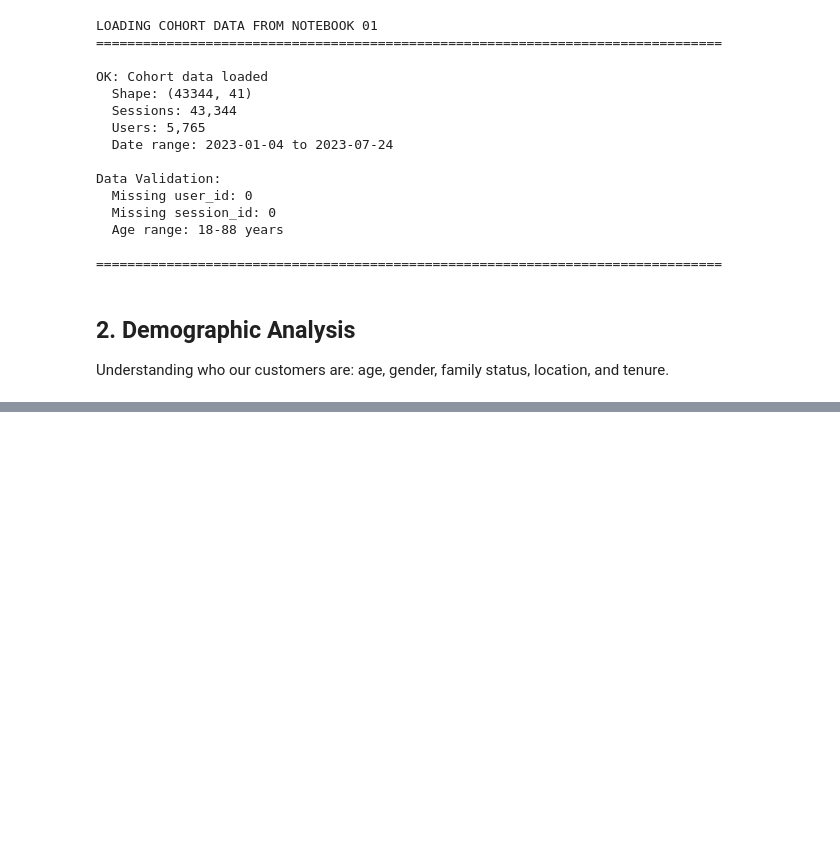
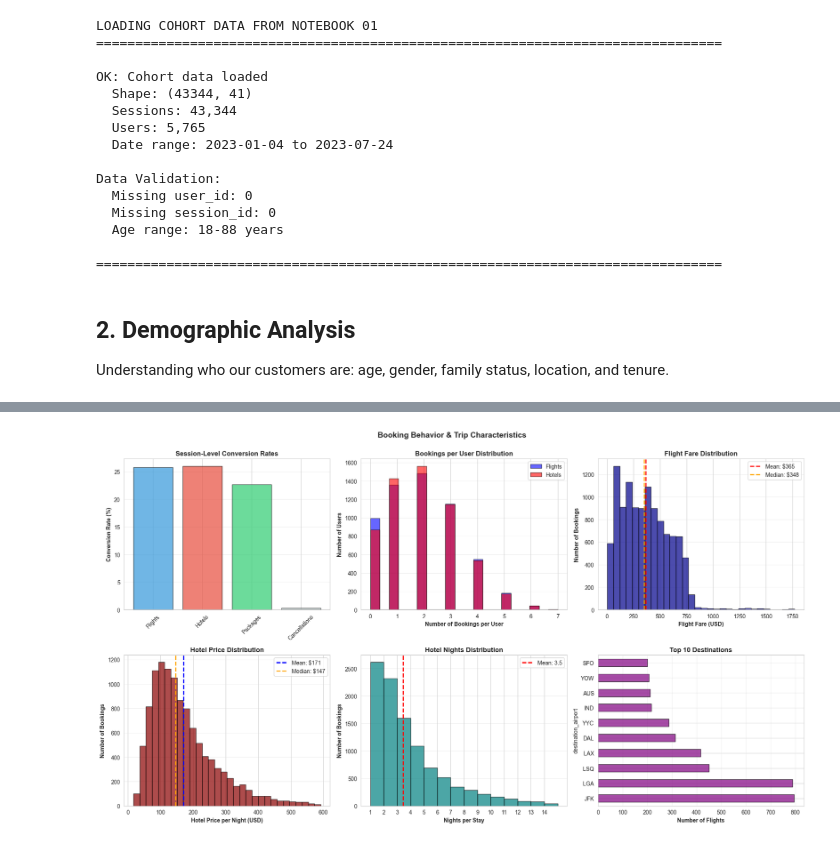
Before and after one commit to albertodiazdurana/TravelTide_Customer_Segmentation, a Jupyter notebook: notebooks/02_EDA_behavioral_analysis.ipynb, the cells around one changed output, grey strips where cells are left out. Cells and saved outputs as stored; diff of their text form; code cells hidden in the pictures; blank space fills up the shorter version.

```diff
--- a/notebooks/02_EDA_behavioral_analysis.ipynb
+++ b/notebooks/02_EDA_behavioral_analysis.ipynb
@@ -197,0 +361,90 @@ AGE DISTRIBUTION:
+# %%
+# Booking behavior visualizations
+fig, axes = plt.subplots(2, 3, figsize=(18, 10))
+
+# Plot 1: Booking conversion rates
+conversion_data = pd.DataFrame({
+    'Type': ['Flights', 'Hotels', 'Packages', 'Cancellations'],
+    'Rate': [flight_bookings/total_sessions*100,
+             hotel_bookings/total_sessions*100,
+             both_bookings/total_sessions*100,
+             cancellations/total_sessions*100]
+})
+colors_conv = ['#3498db', '#e74c3c', '#2ecc71', '#95a5a6']
+axes[0, 0].bar(conversion_data['Type'], conversion_data['Rate'],
+               color=colors_conv, edgecolor='black', alpha=0.7)
+axes[0, 0].set_ylabel('Conversion Rate (%)', fontweight='bold')
+axes[0, 0].set_title('Session-Level Conversion Rates', fontweight='bold', fontsize=12)
+axes[0, 0].tick_params(axis='x', rotation=45)
+axes[0, 0].grid(axis='y', alpha=0.3)
+
+# Plot 2: Bookings per user distribution
+axes[0, 1].hist(user_booking_stats['flight_booked'], bins=20, alpha=0.6,
+                color='blue', label='Flights', edgecolor='black')
+axes[0, 1].hist(user_booking_stats['hotel_booked'], bins=20, alpha=0.6,
+                color='red', label='Hotels', edgecolor='black')
+axes[0, 1].set_xlabel('Number of Bookings per User', fontweight='bold')
+axes[0, 1].set_ylabel('Number of Users', fontweight='bold')
+axes[0, 1].set_title('Bookings per User Distribution', fontweight='bold', fontsize=12)
+axes[0, 1].legend()
+axes[0, 1].grid(axis='y', alpha=0.3)
+
+# Plot 3: Flight fare distribution
+axes[0, 2].hist(flights['base_fare_usd'].dropna(), bins=30, color='darkblue',
+                edgecolor='black', alpha=0.7)
+axes[0, 2].axvline(flights['base_fare_usd'].mean(), color='red', linestyle='--',
+                   linewidth=2, label=f"Mean: ${flights['base_fare_usd'].mean():.0f}")
+axes[0, 2].axvline(flights['base_fare_usd'].median(), color='orange', linestyle='--',
+                   linewidth=2, label=f"Median: ${flights['base_fare_usd'].median():.0f}")
+axes[0, 2].set_xlabel('Flight Fare (USD)', fontweight='bold')
+axes[0, 2].set_ylabel('Number of Bookings', fontweight='bold')
+axes[0, 2].set_title('Flight Fare Distribution', fontweight='bold', fontsize=12)
+axes[0, 2].legend()
+axes[0, 2].grid(axis='y', alpha=0.3)
+
+# Plot 4: Hotel price distribution
+axes[1, 0].hist(hotels['hotel_price_per_room_night_usd'].dropna(), bins=30,
+                color='darkred', edgecolor='black', alpha=0.7)
+axes[1, 0].axvline(hotels['hotel_price_per_room_night_usd'].mean(), color='blue',
+                   linestyle='--', linewidth=2,
+                   label=f"Mean: ${hotels['hotel_price_per_room_night_usd'].mean():.0f}")
+axes[1, 0].axvline(hotels['hotel_price_per_room_night_usd'].median(), color='orange',
+                   linestyle='--', linewidth=2,
+                   label=f"Median: ${hotels['hotel_price_per_room_night_usd'].median():.0f}")
+axes[1, 0].set_xlabel('Hotel Price per Night (USD)', fontweight='bold')
+axes[1, 0].set_ylabel('Number of Bookings', fontweight='bold')
+axes[1, 0].set_title('Hotel Price Distribution', fontweight='bold', fontsize=12)
+axes[1, 0].legend()
+axes[1, 0].grid(axis='y', alpha=0.3)
+
+# Plot 5: Nights per stay distribution (CORRECTED)
+axes[1, 1].hist(hotels['nights'].dropna(), bins=range(int(hotels['nights'].min()),
+                int(hotels['nights'].max()) + 2), color='teal',
+                edgecolor='black', alpha=0.7)
+axes[1, 1].axvline(hotels['nights'].mean(), color='red', linestyle='--',
+                   linewidth=2, label=f"Mean: {hotels['nights'].mean():.1f}")
+axes[1, 1].set_xlabel('Nights per Stay', fontweight='bold')
+axes[1, 1].set_ylabel('Number of Bookings', fontweight='bold')
+axes[1, 1].set_title('Hotel Nights Distribution', fontweight='bold', fontsize=12)
+# Set integer ticks on x-axis
+axes[1, 1].set_xticks(range(int(hotels['nights'].min()),
+                             min(int(hotels['nights'].max()) + 1, 15)))
+axes[1, 1].legend()
+axes[1, 1].grid(axis='y', alpha=0.3)
+
+# Plot 6: Top destinations
+top_destinations = flights['destination_airport'].value_counts().head(10)
+top_destinations.plot(kind='barh', ax=axes[1, 2], color='purple',
+                      edgecolor='black', alpha=0.7)
+axes[1, 2].set_xlabel('Number of Flights', fontweight='bold')
+axes[1, 2].set_title('Top 10 Destinations', fontweight='bold', fontsize=12)
+axes[1, 2].grid(axis='x', alpha=0.3)
+
+plt.suptitle('Booking Behavior & Trip Characteristics', fontweight='bold', fontsize=14, y=1.00)
+plt.tight_layout()
+plt.savefig(f'{FIGURES_EDA}eda_booking_behavior.png', dpi=300, bbox_inches='tight')
+plt.show()
+
+print(f"\nOK: Saved: {FIGURES_EDA}eda_booking_behavior.png")
+# %% [output]
+[figure, added]
```
Also changed, not shown: parts of 22 cells of this notebook, 10 other files.
